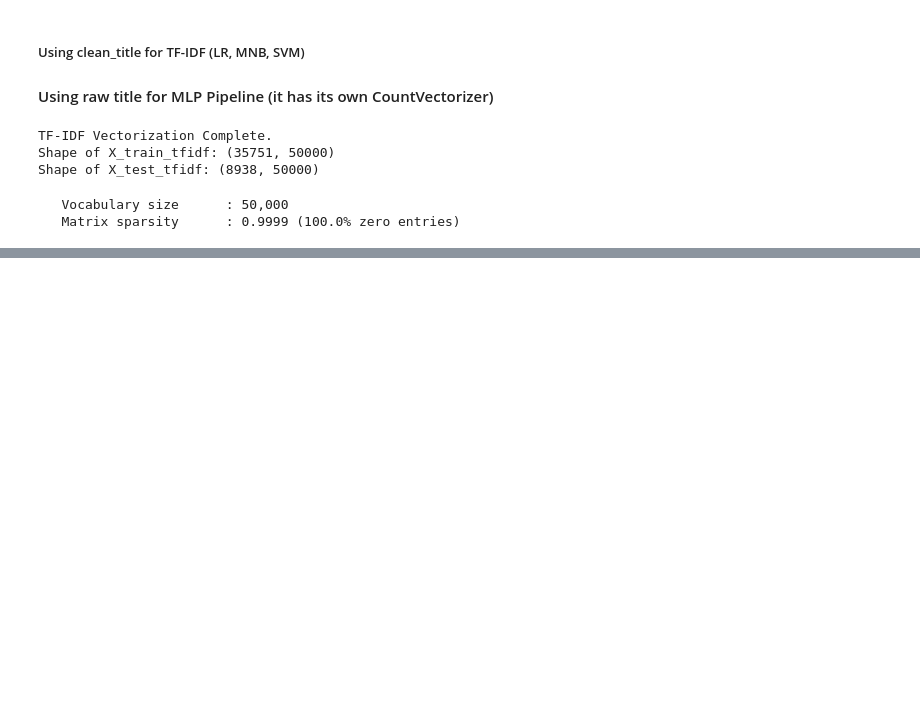
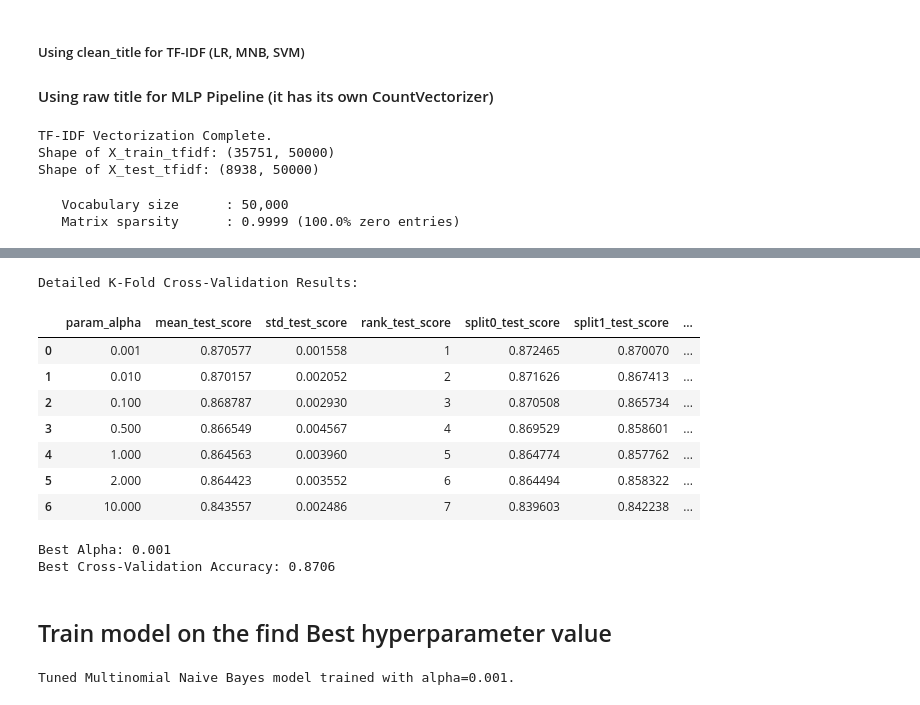
Before and after one commit to rajukarki467/Data-Science-projects, a Jupyter notebook: FakeNewsDetection.ipynb, the cells around one changed output, grey strips where cells are left out. Cells and saved outputs as stored; diff of their text form; code cells hidden in the pictures; blank space fills up the shorter version.

```diff
--- a/FakeNewsDetection.ipynb
+++ b/FakeNewsDetection.ipynb
@@ -810,0 +946,15 @@ print(f"   Matrix sparsity      : {sparsity:.4f} ({sparsity*100:.1f}% zero entri
+# %%
+# Define the parameter grid
+param_grid = {
+    'alpha': [0.001, 0.01, 0.1, 0.5, 1.0, 2.0, 10.0]
+}
+
+# Initialize GridSearchCV
+grid_search = GridSearchCV(
+    estimator=MultinomialNB(),
+    param_grid=param_grid,
+    scoring='accuracy',
+    cv=5,
+    verbose=1,
+    n_jobs=-1
+)
@@ -810,0 +991,27 @@ print(f"   Matrix sparsity      : {sparsity:.4f} ({sparsity*100:.1f}% zero entri
+# %%
+# Display the full results of the cross-validation
+cv_results_df = pd.DataFrame(grid_search.cv_results_)
+
+# Selecting relevant columns to show: parameters, mean score, and individual fold scores
+columns_to_show = ['param_alpha', 'mean_test_score', 'std_test_score', 'rank_test_score'] + \
+                  [col for col in cv_results_df.columns if col.startswith('split')]
+
+print("Detailed K-Fold Cross-Validation Results:")
+display(cv_results_df[columns_to_show].sort_values(by='rank_test_score'))
+# %% [output]
+Detailed K-Fold Cross-Validation Results:
+|  | param_alpha | mean_test_score | std_test_score | rank_test_score | split0_test_score | split1_test_score | ... |
+| 0 | 0.001 | 0.870577 | 0.001558 | 1 | 0.872465 | 0.870070 | ... |
+| 1 | 0.010 | 0.870157 | 0.002052 | 2 | 0.871626 | 0.867413 | ... |
+| 2 | 0.100 | 0.868787 | 0.002930 | 3 | 0.870508 | 0.865734 | ... |
+| 3 | 0.500 | 0.866549 | 0.004567 | 4 | 0.869529 | 0.858601 | ... |
+| 4 | 1.000 | 0.864563 | 0.003960 | 5 | 0.864774 | 0.857762 | ... |
+| 5 | 2.000 | 0.864423 | 0.003552 | 6 | 0.864494 | 0.858322 | ... |
+| 6 | 10.000 | 0.843557 | 0.002486 | 7 | 0.839603 | 0.842238 | ... |
+# %%
+# Get the best parameters and score
+print(f"Best Alpha: {grid_search.best_params_['alpha']}")
+print(f"Best Cross-Validation Accuracy: {grid_search.best_score_:.4f}")
+# %% [output]
+Best Alpha: 0.001
+Best Cross-Validation Accuracy: 0.8706
@@ -810,0 +1022,14 @@ print(f"   Matrix sparsity      : {sparsity:.4f} ({sparsity*100:.1f}% zero entri
+# %% [markdown]
+## Train model on the find  Best hyperparameter value
+# %%
+from sklearn.naive_bayes import MultinomialNB
+
+# 1. Instantiate the MultinomialNB model with the best alpha
+tuned_mnb_model = MultinomialNB(alpha=0.001)
+
+# 2. Fit the model to the training data
+tuned_mnb_model.fit(X_train_tfidf, y_train)
+
+print("Tuned Multinomial Naive Bayes model trained with alpha=0.001.")
+# %% [output]
+Tuned Multinomial Naive Bayes model trained with alpha=0.001.
```
Also changed, not shown: parts of 21 cells of this notebook.
